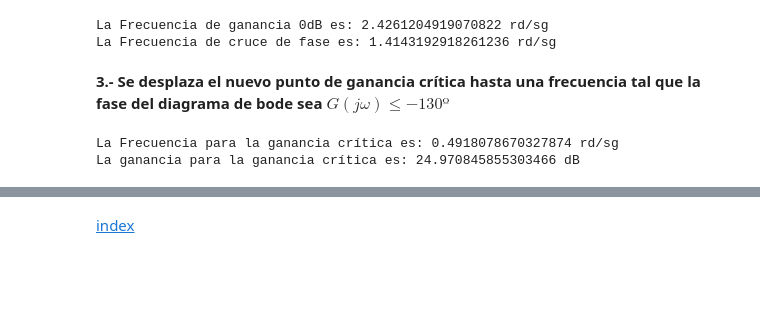
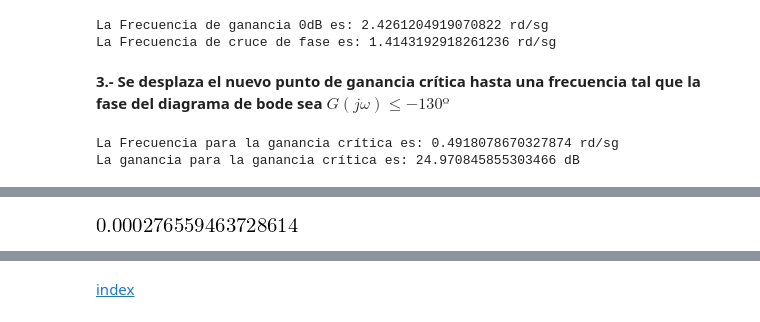
Before and after one commit to estevaofv/apuntes_automatica_II, a Jupyter notebook: Tecnica_de_compensacion_retraso-adelanto.ipynb, the cells around one changed output, grey strips where cells are left out. Drawn from its saved outputs; the diff is of its cells as text; code cells hidden in the pictures; blank space fills up the shorter version.

```diff
--- a/Tecnica_de_compensacion_retraso-adelanto.ipynb
+++ b/Tecnica_de_compensacion_retraso-adelanto.ipynb
@@ -141,0 +180,5 @@ La ganancia para la ganancia crítica es: 24.970845855303466 dB
+# %%
+p_ret=1/(β*T2)
+p_ret
+# %% [output]
+[figure, added]
```
Also changed, not shown: parts of 24 cells of this notebook, 1 other file.
